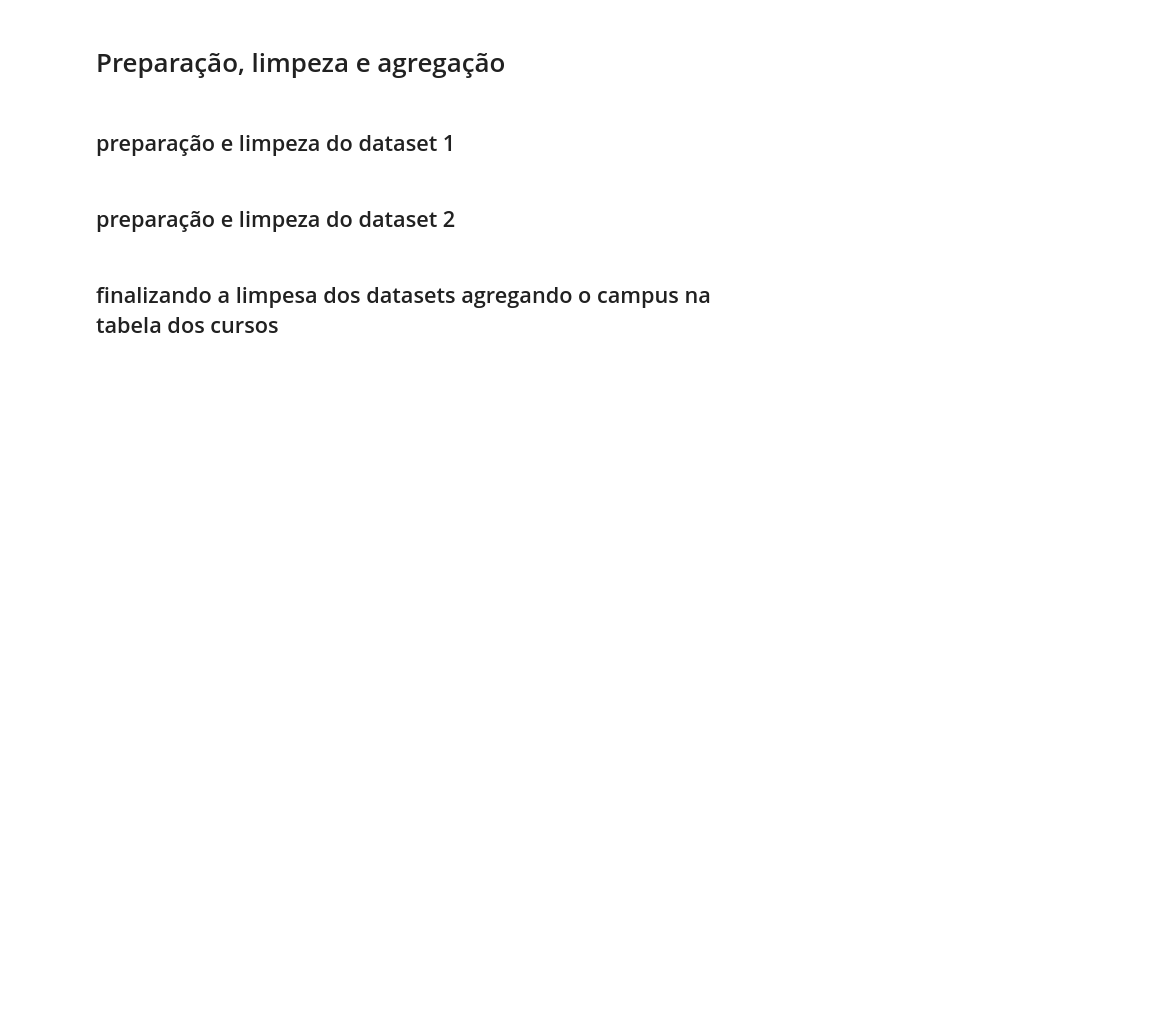
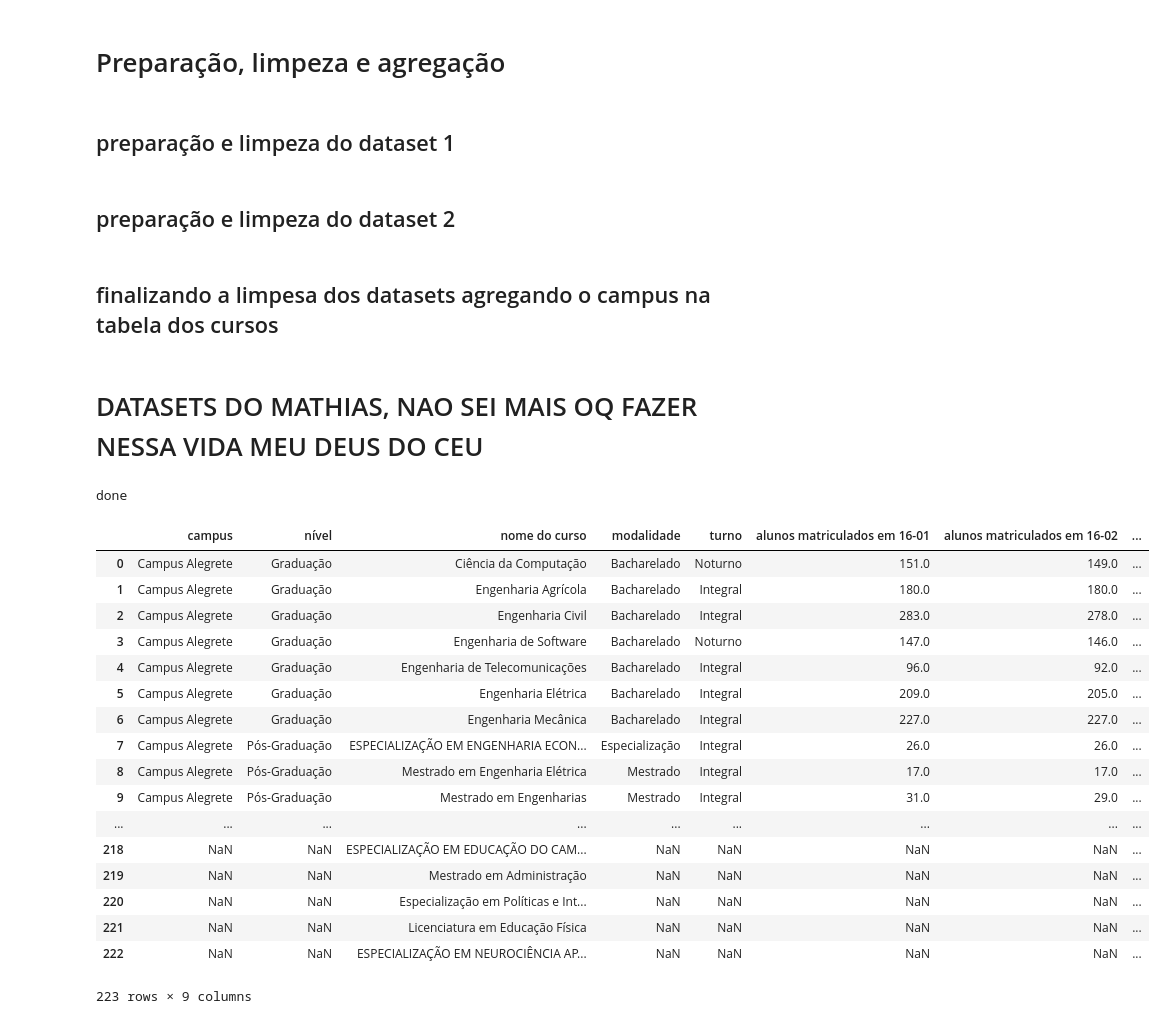
Before and after one commit to wesferr/AnaliseDeEvasaoUnipampa, a Jupyter notebook: TrabalhoIndex.ipynb, the cells around one changed output. Drawn from its saved outputs; the diff is of its cells as text; code cells hidden in the pictures; blank space fills up the shorter version.

```diff
--- a/TrabalhoIndex.ipynb
+++ b/TrabalhoIndex.ipynb
@@ -126,3 +127,66 @@ for i in range(len(datasets)):
         datasets[i].drop(columns=["campus"], inplace=True)
     datasets[i] = pd.merge(datasets[i], cursos, left_on="curso", right_on="curso")
     datasets[i].sort_values(by="campus", inplace=True)
+# %% [markdown]
+# DATASETS DO MATHIAS, NAO SEI MAIS OQ FAZER NESSA VIDA MEU DEUS DO CEU
+# %%
+a2015m11 = pd.read_csv("data/nAlunosPorMes/a2015m11.csv", encoding = "ISO-8859-1")
+a2015m12d22 = pd.read_csv("data/nAlunosPorMes/a2015m12d22.csv", encoding = "ISO-8859-1")
+a2015m12d29 = pd.read_csv("data/nAlunosPorMes/a2015m12d29.csv", encoding = "ISO-8859-1")
+
+a2016m01 = pd.read_csv("data/nAlunosPorMes/a2016m01.csv", encoding = "ISO-8859-1")
+a2016m02 = pd.read_csv("data/nAlunosPorMes/a2016m02.csv", encoding = "ISO-8859-1")
+a2016m03 = pd.read_csv("data/nAlunosPorMes/a2016m03.csv", encoding = "ISO-8859-1")
+a2016m04 = pd.read_csv("data/nAlunosPorMes/a2016m04.csv", encoding = "ISO-8859-1")
+a2016m05 = pd.read_csv("data/nAlunosPorMes/a2016m05.csv", encoding = "ISO-8859-1")
+a2016m06 = pd.read_csv("data/nAlunosPorMes/a2016m06.csv", encoding = "ISO-8859-1")
+a2016m07 = pd.read_csv("data/nAlunosPorMes/a2016m07.csv", encoding = "ISO-8859-1")
+a2016m08 = pd.read_csv("data/nAlunosPorMes/a2016m08.csv", encoding = "ISO-8859-1")
+a2016m10 = pd.read_csv("data/nAlunosPorMes/a2016m10.csv", encoding = "ISO-8859-1")
+a2016m11 = pd.read_csv("data/nAlunosPorMes/a2016m11.csv", encoding = "ISO-8859-1")
+a2016m12 = pd.read_csv("data/nAlunosPorMes/a2016m12.csv", encoding = "ISO-8859-1")
+
+
+a2017m01 = pd.read_csv("data/nAlunosPorMes/a2017m01.csv", encoding = "ISO-8859-1")
+a2017m02 = pd.read_csv("data/nAlunosPorMes/a2017m02.csv", encoding = "ISO-8859-1")
+a2017m03 = pd.read_csv("data/nAlunosPorMes/a2017m03.csv", encoding = "ISO-8859-1")
+a2017m04 = pd.read_csv("data/nAlunosPorMes/a2017m04.csv", encoding = "ISO-8859-1")
+a2017m05 = pd.read_csv("data/nAlunosPorMes/a2017m05.csv", encoding = "ISO-8859-1")
+a2017m07 = pd.read_csv("data/nAlunosPorMes/a2017m07.csv", encoding = "ISO-8859-1")
+a2017m08 = pd.read_csv("data/nAlunosPorMes/a2017m08.csv", encoding = "ISO-8859-1")
+a2017m09 = pd.read_csv("data/nAlunosPorMes/a2017m09.csv", encoding = "ISO-8859-1")
+a2017m11 = pd.read_csv("data/nAlunosPorMes/a2017m11.csv", encoding = "ISO-8859-1")
+a2017m12 = pd.read_csv("data/nAlunosPorMes/a2017m12.csv", encoding = "ISO-8859-1")
+
+a2018m01 = pd.read_csv("data/nAlunosPorMes/a2018m01.csv", encoding = "ISO-8859-1")
+a2018m02 = pd.read_csv("data/nAlunosPorMes/a2018m02.csv", encoding = "ISO-8859-1")
+a2018m03 = pd.read_csv("data/nAlunosPorMes/a2018m03.csv", encoding = "ISO-8859-1")
+a2018m04 = pd.read_csv("data/nAlunosPorMes/a2018m04.csv", encoding = "ISO-8859-1")
+print ("done")
+# %% [output]
+done
+# %%
+a=['nome do curso', 'alunos matriculados']
+dfa=a2016m01.merge(a2016m02[a], how='outer', on='nome do curso', suffixes=(' em 16-01',' em 16-02'))
+dfb=dfa.merge(a2016m03[a], how='outer', on='nome do curso')
+dfc=dfb.merge(a2016m04[a], how='outer', on='nome do curso', suffixes=(' em 16-03',' em 16-04'))
+dfc
+# %% [output]
+|  | campus | nível | nome do curso | modalidade | turno | alunos matriculados em 16-01 | alunos matriculados em 16-02 | ... |
+| 0 | Campus Alegrete | Graduação | Ciência da Computação | Bacharelado | Noturno | 151.0 | 149.0 | ... |
+| 1 | Campus Alegrete | Graduação | Engenharia Agrícola | Bacharelado | Integral | 180.0 | 180.0 | ... |
+| 2 | Campus Alegrete | Graduação | Engenharia Civil | Bacharelado | Integral | 283.0 | 278.0 | ... |
+| 3 | Campus Alegrete | Graduação | Engenharia de Software | Bacharelado | Noturno | 147.0 | 146.0 | ... |
+| 4 | Campus Alegrete | Graduação | Engenharia de Telecomunicações | Bacharelado | Integral | 96.0 | 92.0 | ... |
+| 5 | Campus Alegrete | Graduação | Engenharia Elétrica | Bacharelado | Integral | 209.0 | 205.0 | ... |
+| 6 | Campus Alegrete | Graduação | Engenharia Mecânica | Bacharelado | Integral | 227.0 | 227.0 | ... |
+| 7 | Campus Alegrete | Pós-Graduação | ESPECIALIZAÇÃO EM ENGENHARIA ECON... | Especialização | Integral | 26.0 | 26.0 | ... |
+| 8 | Campus Alegrete | Pós-Graduação | Mestrado em Engenharia Elétrica | Mestrado | Integral | 17.0 | 17.0 | ... |
+| 9 | Campus Alegrete | Pós-Graduação | Mestrado em Engenharias | Mestrado | Integral | 31.0 | 29.0 | ... |
+| ... | ... | ... | ... | ... | ... | ... | ... | ... |
+| 218 | NaN | NaN | ESPECIALIZAÇÃO EM EDUCAÇÃO DO CAM... | NaN | NaN | NaN | NaN | ... |
+| 219 | NaN | NaN | Mestrado em Administração | NaN | NaN | NaN | NaN | ... |
+| 220 | NaN | NaN | Especialização em Políticas e Int... | NaN | NaN | NaN | NaN | ... |
+| 221 | NaN | NaN | Licenciatura em Educação Física | NaN | NaN | NaN | NaN | ... |
+| 222 | NaN | NaN | ESPECIALIZAÇÃO EM NEUROCIÊNCIA AP... | NaN | NaN | NaN | NaN | ... |
+223 rows × 9 columns
```
Also changed, not shown: parts of 2 cells of this notebook.
